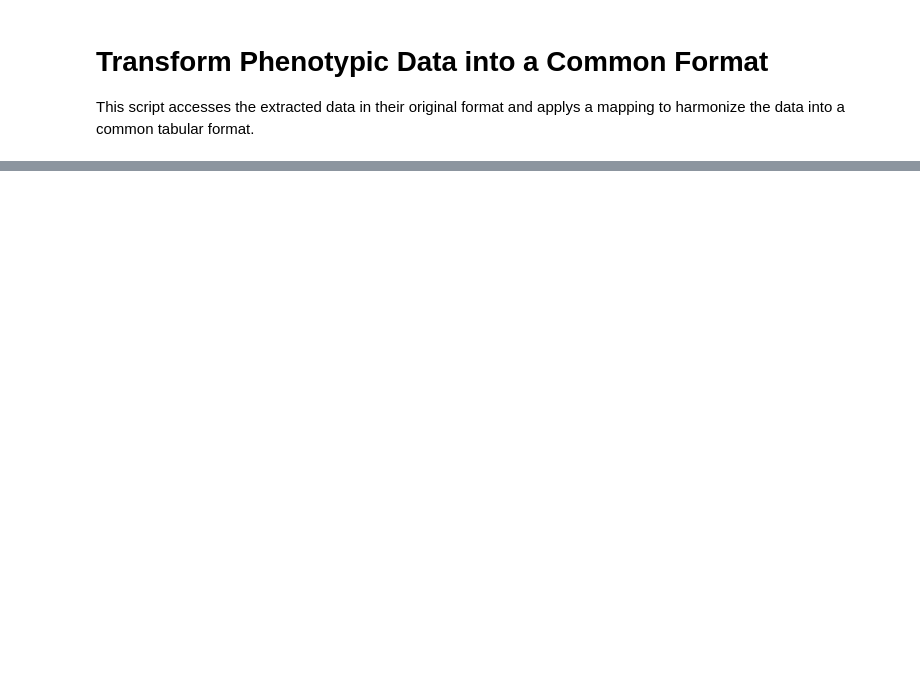
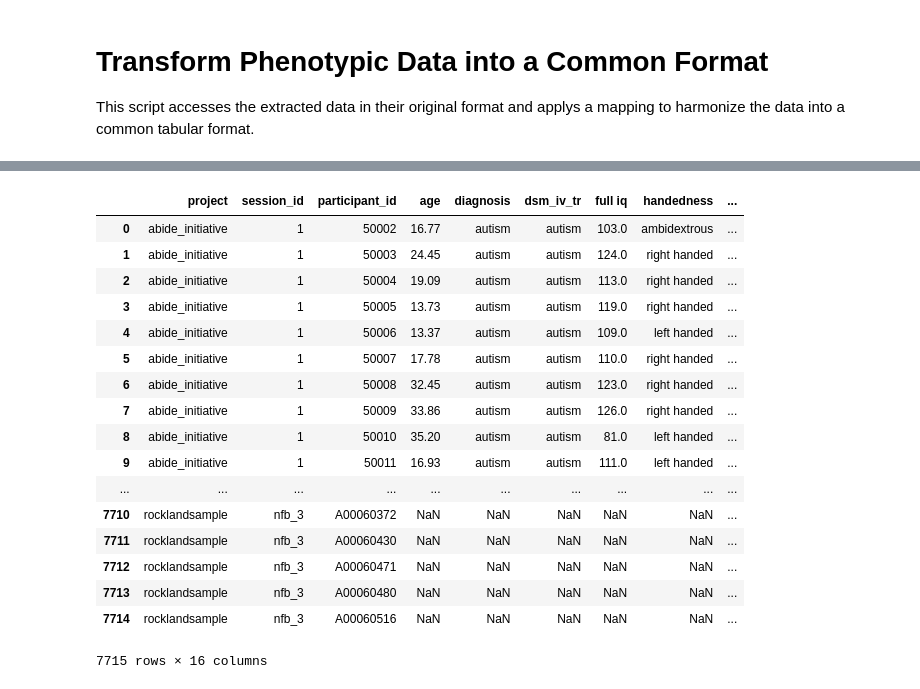
Before and after one commit to OpenNeuroLab/metasearch, a Jupyter notebook: crawler/transform.ipynb, the cells around one changed output, grey strips where cells are left out. Saved outputs shown, nothing was run; the diff lists cells and outputs as text; code cells hidden in the pictures; blank space fills up the shorter version.

```diff
--- a/crawler/transform.ipynb
+++ b/crawler/transform.ipynb
@@ -134,0 +133,31 @@ array(['acpi', 'adhd200', 'corr', 'indi', 'rocklandsample'], dtype=object)
+# %%
+# Grab only the records with unique indices (NKI-RS has duplicate records and needs to be cleaned)
+dups = meta.loc[meta.index.duplicated()]
+only_unique = meta.loc[~meta.index.duplicated()]
+unique = pd.concat([only_unique, dups])
+# %%
+# Merge Datasets
+joined = unique.join(mri, how='outer')
+joined['mri'] = joined.t1_url.apply(lambda x: 'no' if pd.isnull(x) else 'yes')
+final = joined.reset_index()
+# %%
+final.to_csv('../docs/da')
+# %% [output]
+|  | project | session_id | participant_id | age | diagnosis | dsm_iv_tr | full iq | handedness | ... |
+| 0 | abide_initiative | 1 | 50002 | 16.77 | autism | autism | 103.0 | ambidextrous | ... |
+| 1 | abide_initiative | 1 | 50003 | 24.45 | autism | autism | 124.0 | right handed | ... |
+| 2 | abide_initiative | 1 | 50004 | 19.09 | autism | autism | 113.0 | right handed | ... |
+| 3 | abide_initiative | 1 | 50005 | 13.73 | autism | autism | 119.0 | right handed | ... |
+| 4 | abide_initiative | 1 | 50006 | 13.37 | autism | autism | 109.0 | left handed | ... |
+| 5 | abide_initiative | 1 | 50007 | 17.78 | autism | autism | 110.0 | right handed | ... |
+| 6 | abide_initiative | 1 | 50008 | 32.45 | autism | autism | 123.0 | right handed | ... |
+| 7 | abide_initiative | 1 | 50009 | 33.86 | autism | autism | 126.0 | right handed | ... |
+| 8 | abide_initiative | 1 | 50010 | 35.20 | autism | autism | 81.0 | left handed | ... |
+| 9 | abide_initiative | 1 | 50011 | 16.93 | autism | autism | 111.0 | left handed | ... |
+| ... | ... | ... | ... | ... | ... | ... | ... | ... | ... |
+| 7710 | rocklandsample | nfb_3 | A00060372 | NaN | NaN | NaN | NaN | NaN | ... |
+| 7711 | rocklandsample | nfb_3 | A00060430 | NaN | NaN | NaN | NaN | NaN | ... |
+| 7712 | rocklandsample | nfb_3 | A00060471 | NaN | NaN | NaN | NaN | NaN | ... |
+| 7713 | rocklandsample | nfb_3 | A00060480 | NaN | NaN | NaN | NaN | NaN | ... |
+| 7714 | rocklandsample | nfb_3 | A00060516 | NaN | NaN | NaN | NaN | NaN | ... |
+7715 rows × 16 columns
```
Also changed, not shown: parts of 5 cells of this notebook, 4 other files.
